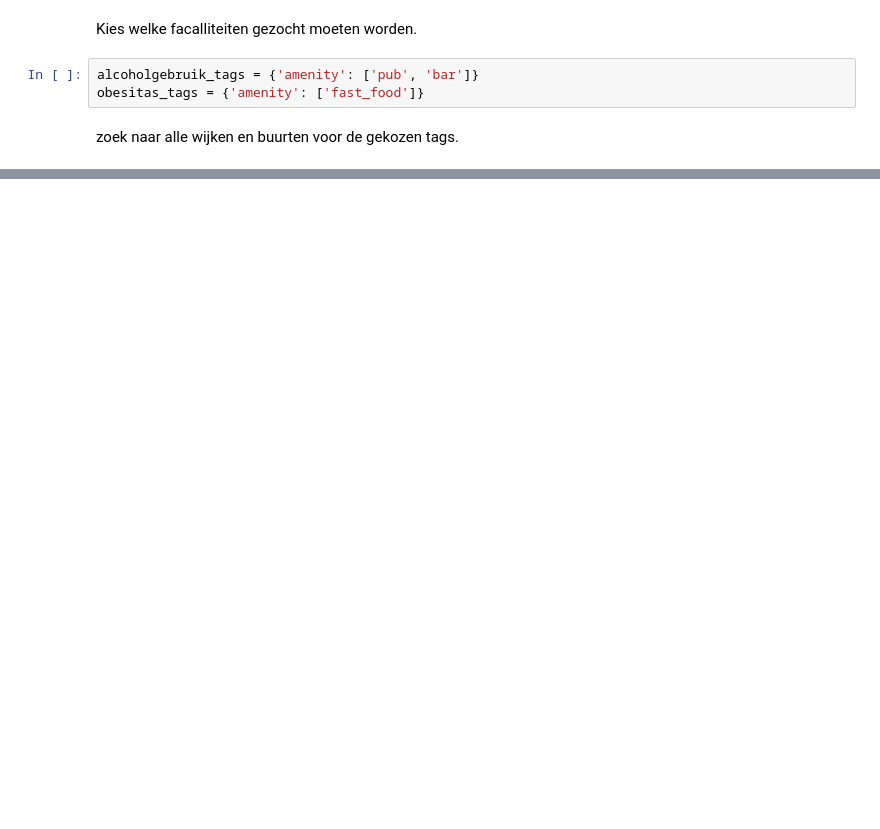
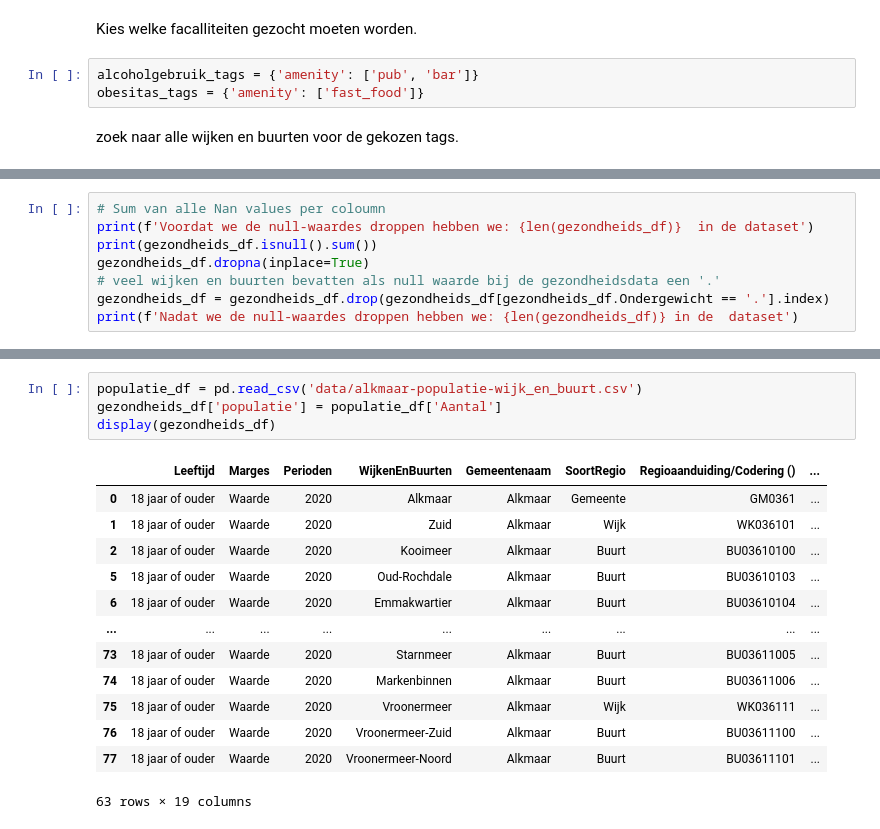
Before and after one commit to BB8-RIVM-2022/OpenStreetMap, a Jupyter notebook: Openstreetmap_wijken_en_buurten.ipynb, the cells around one changed output, grey strips where cells are left out. Cells and saved outputs as stored; diff of their text form; blank space fills up the shorter version.

```diff
--- a/Openstreetmap_wijken_en_buurten.ipynb
+++ b/Openstreetmap_wijken_en_buurten.ipynb
@@ -134,0 +155,8 @@ KeyboardInterrupt:
+# %%
+# Sum van alle Nan values per coloumn
+print(f'Voordat we de null-waardes droppen hebben we: {len(gezondheids_df)}  in de dataset')
+print(gezondheids_df.isnull().sum())
+gezondheids_df.dropna(inplace=True)
+# veel wijken en buurten bevatten als null waarde bij de gezondheidsdata een '.'
+gezondheids_df = gezondheids_df.drop(gezondheids_df[gezondheids_df.Ondergewicht == '.'].index)
+print(f'Nadat we de null-waardes droppen hebben we: {len(gezondheids_df)} in de  dataset')
@@ -134,0 +181,18 @@ KeyboardInterrupt:
+# %%
+populatie_df = pd.read_csv('data/alkmaar-populatie-wijk_en_buurt.csv')
+gezondheids_df['populatie'] = populatie_df['Aantal']
+display(gezondheids_df)
+# %% [output]
+|  | Leeftijd | Marges | Perioden | WijkenEnBuurten | Gemeentenaam | SoortRegio | Regioaanduiding/Codering () | ... |
+| 0 | 18 jaar of ouder | Waarde | 2020 | Alkmaar | Alkmaar | Gemeente | GM0361 | ... |
+| 1 | 18 jaar of ouder | Waarde | 2020 | Zuid | Alkmaar | Wijk | WK036101 | ... |
+| 2 | 18 jaar of ouder | Waarde | 2020 | Kooimeer | Alkmaar | Buurt | BU03610100 | ... |
+| 5 | 18 jaar of ouder | Waarde | 2020 | Oud-Rochdale | Alkmaar | Buurt | BU03610103 | ... |
+| 6 | 18 jaar of ouder | Waarde | 2020 | Emmakwartier | Alkmaar | Buurt | BU03610104 | ... |
+| ... | ... | ... | ... | ... | ... | ... | ... | ... |
+| 73 | 18 jaar of ouder | Waarde | 2020 | Starnmeer | Alkmaar | Buurt | BU03611005 | ... |
+| 74 | 18 jaar of ouder | Waarde | 2020 | Markenbinnen | Alkmaar | Buurt | BU03611006 | ... |
+| 75 | 18 jaar of ouder | Waarde | 2020 | Vroonermeer | Alkmaar | Wijk | WK036111 | ... |
+| 76 | 18 jaar of ouder | Waarde | 2020 | Vroonermeer-Zuid | Alkmaar | Buurt | BU03611100 | ... |
+| 77 | 18 jaar of ouder | Waarde | 2020 | Vroonermeer-Noord | Alkmaar | Buurt | BU03611101 | ... |
+63 rows × 19 columns
```
Also changed, not shown: parts of 11 cells of this notebook.
